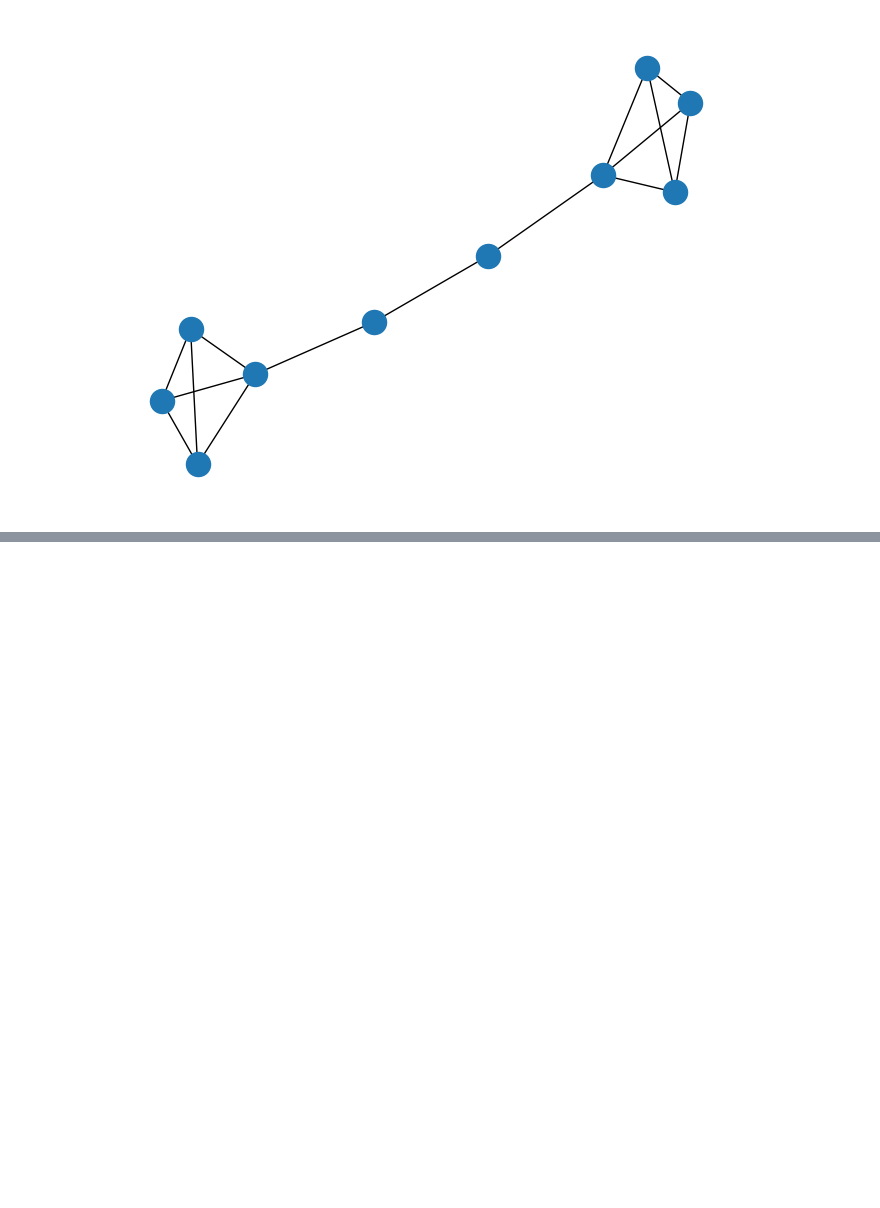
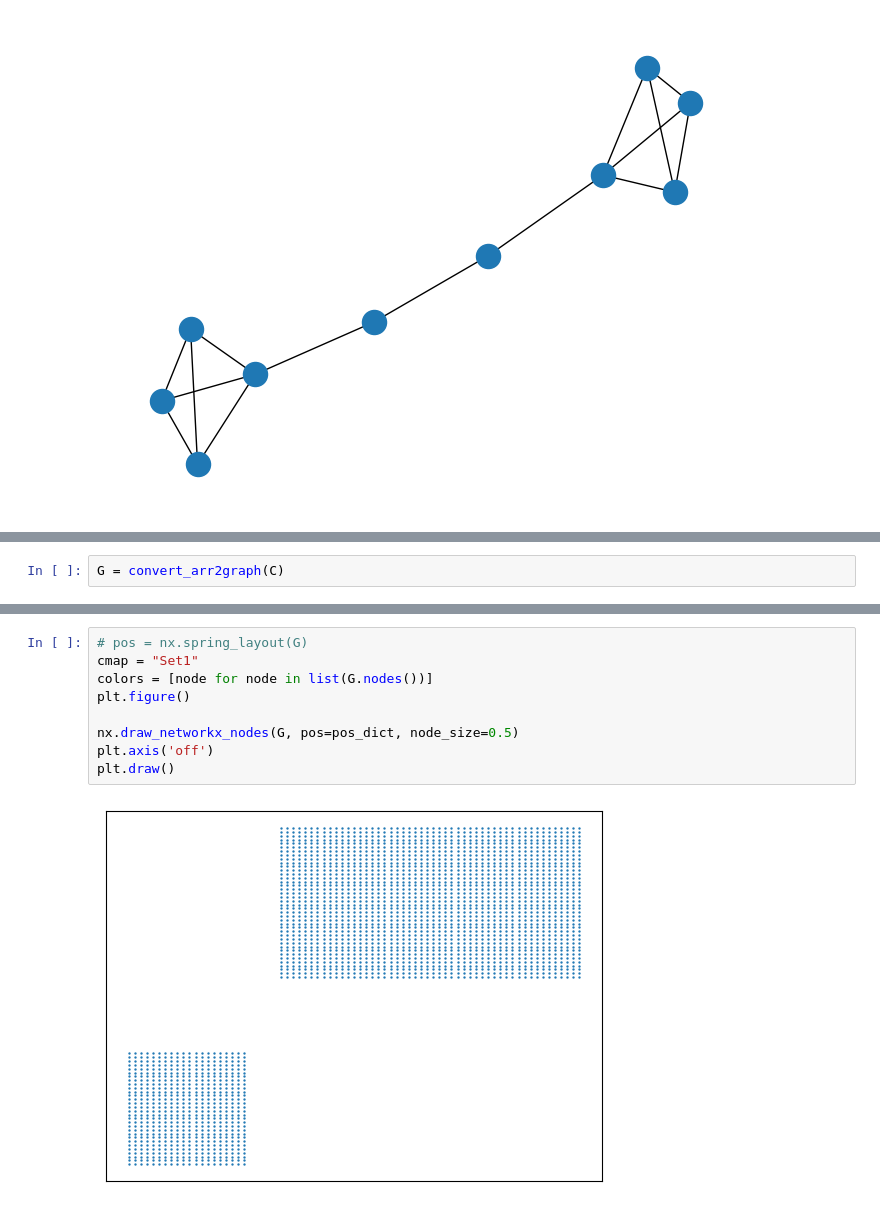
Before and after one commit to gmachiraju/K2, a Jupyter notebook: src/Testbed.ipynb, the cells around one changed output, grey strips where cells are left out. Drawn from its saved outputs; the diff is of its cells as text; blank space fills up the shorter version.

```diff
--- a/src/Testbed.ipynb
+++ b/src/Testbed.ipynb
@@ -142,0 +200,2 @@ nx.draw(G)
+# %%
+G = convert_arr2graph(C)
@@ -142,0 +240,11 @@ nx.draw(G)
+# %%
+# pos = nx.spring_layout(G)
+cmap = "Set1"
+colors = [node for node in list(G.nodes())]
+plt.figure()
+
+nx.draw_networkx_nodes(G, pos=pos_dict, node_size=0.5)
+plt.axis('off')
+plt.draw()
+# %% [output]
+[figure, added]
```
Also changed, not shown: parts of 11 cells of this notebook, 9 other files.
